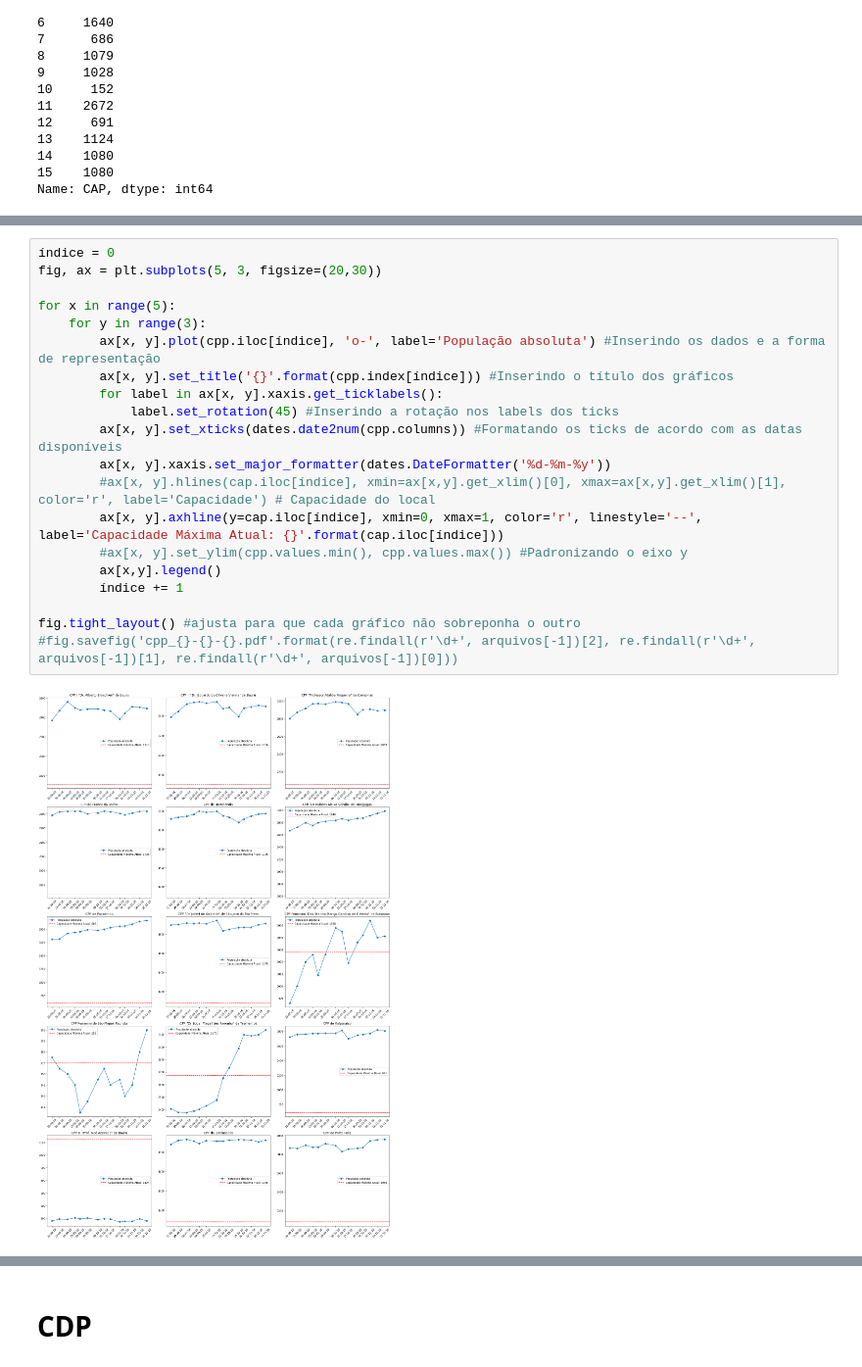
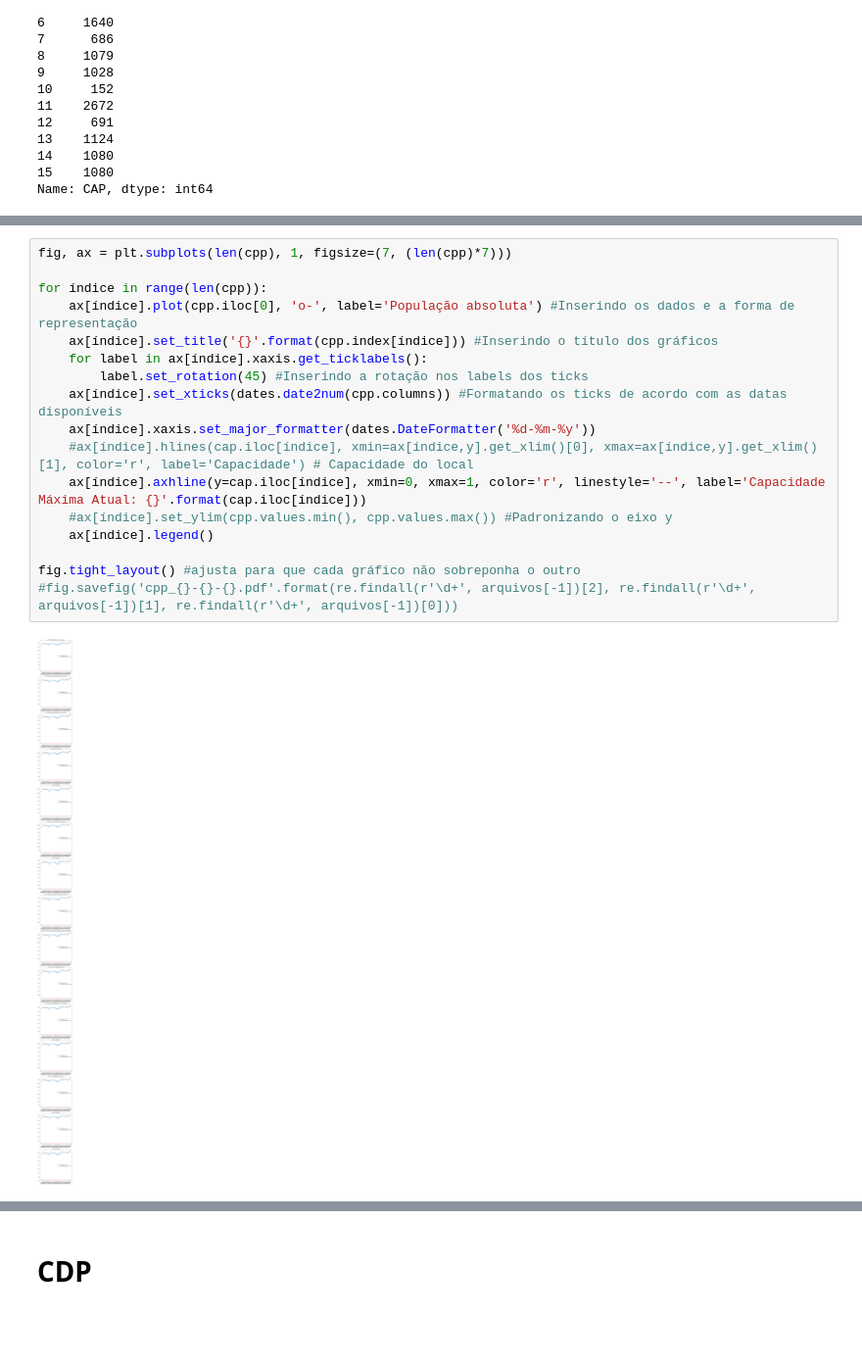
Before and after one commit to zemilitaojunior/sap, a Jupyter notebook: Graficos-SAP.ipynb, the cells around one changed output, grey strips where cells are left out. Shown at 98% size. Saved outputs shown, nothing was run; the diff lists cells and outputs as text; blank space fills up the shorter version.

Commit message:
alterações gráficos

```diff
--- a/Graficos-SAP.ipynb
+++ b/Graficos-SAP.ipynb
@@ -199,22 +234,19 @@ Name: CAP, dtype: int64
 # %%
-índice = 0
-fig, ax = plt.subplots(5, 3, figsize=(20,30))
+fig, ax = plt.subplots(len(cpp), 1, figsize=(7, (len(cpp)*7)))
 
-for x in range(5):
-    for y in range(3):
-        ax[x, y].plot(cpp.iloc[índice], 'o-', label='População absoluta') #Inserindo os dados e a forma de representação
-        ax[x, y].set_title('{}'.format(cpp.index[índice])) #Inserindo o título dos gráficos
-        for label in ax[x, y].xaxis.get_ticklabels():
-            label.set_rotation(45) #Inserindo a rotação nos labels dos ticks
-        ax[x, y].set_xticks(dates.date2num(cpp.columns)) #Formatando os ticks de acordo com as datas disponíveis
-        ax[x, y].xaxis.set_major_formatter(dates.DateFormatter('%d-%m-%y'))
-        #ax[x, y].hlines(cap.iloc[índice], xmin=ax[x,y].get_xlim()[0], xmax=ax[x,y].get_xlim()[1], color='r', label='Capacidade') # Capacidade do local
-        ax[x, y].axhline(y=cap.iloc[índice], xmin=0, xmax=1, color='r', linestyle='--', label='Capacidade Máxima Atual: {}'.format(cap.iloc[índice]))
-        #ax[x, y].set_ylim(cpp.values.min(), cpp.values.max()) #Padronizando o eixo y
-        ax[x,y].legend()
-        índice += 1
+for índice in range(len(cpp)):
+    ax[índice].plot(cpp.iloc[0], 'o-', label='População absoluta') #Inserindo os dados e a forma de representação
+    ax[índice].set_title('{}'.format(cpp.index[índice])) #Inserindo o título dos gráficos
+    for label in ax[índice].xaxis.get_ticklabels():
+        label.set_rotation(45) #Inserindo a rotação nos labels dos ticks
+    ax[índice].set_xticks(dates.date2num(cpp.columns)) #Formatando os ticks de acordo com as datas disponíveis
+    ax[índice].xaxis.set_major_formatter(dates.DateFormatter('%d-%m-%y'))
+    #ax[índice].hlines(cap.iloc[índice], xmin=ax[índice,y].get_xlim()[0], xmax=ax[índice,y].get_xlim()[1], color='r', label='Capacidade') # Capacidade do local
+    ax[índice].axhline(y=cap.iloc[índice], xmin=0, xmax=1, color='r', linestyle='--', label='Capacidade Máxima Atual: {}'.format(cap.iloc[índice]))
+    #ax[índice].set_ylim(cpp.values.min(), cpp.values.max()) #Padronizando o eixo y
+    ax[índice].legend()
 
 fig.tight_layout() #ajusta para que cada gráfico não sobreponha o outro
 #fig.savefig('cpp_{}-{}-{}.pdf'.format(re.findall(r'\d+', arquivos[-1])[2], re.findall(r'\d+', arquivos[-1])[1], re.findall(r'\d+', arquivos[-1])[0]))
 # %% [output]
-[figure, old version]
+[figure, new version]
```
Also changed, not shown: parts of 22 cells of this notebook.
